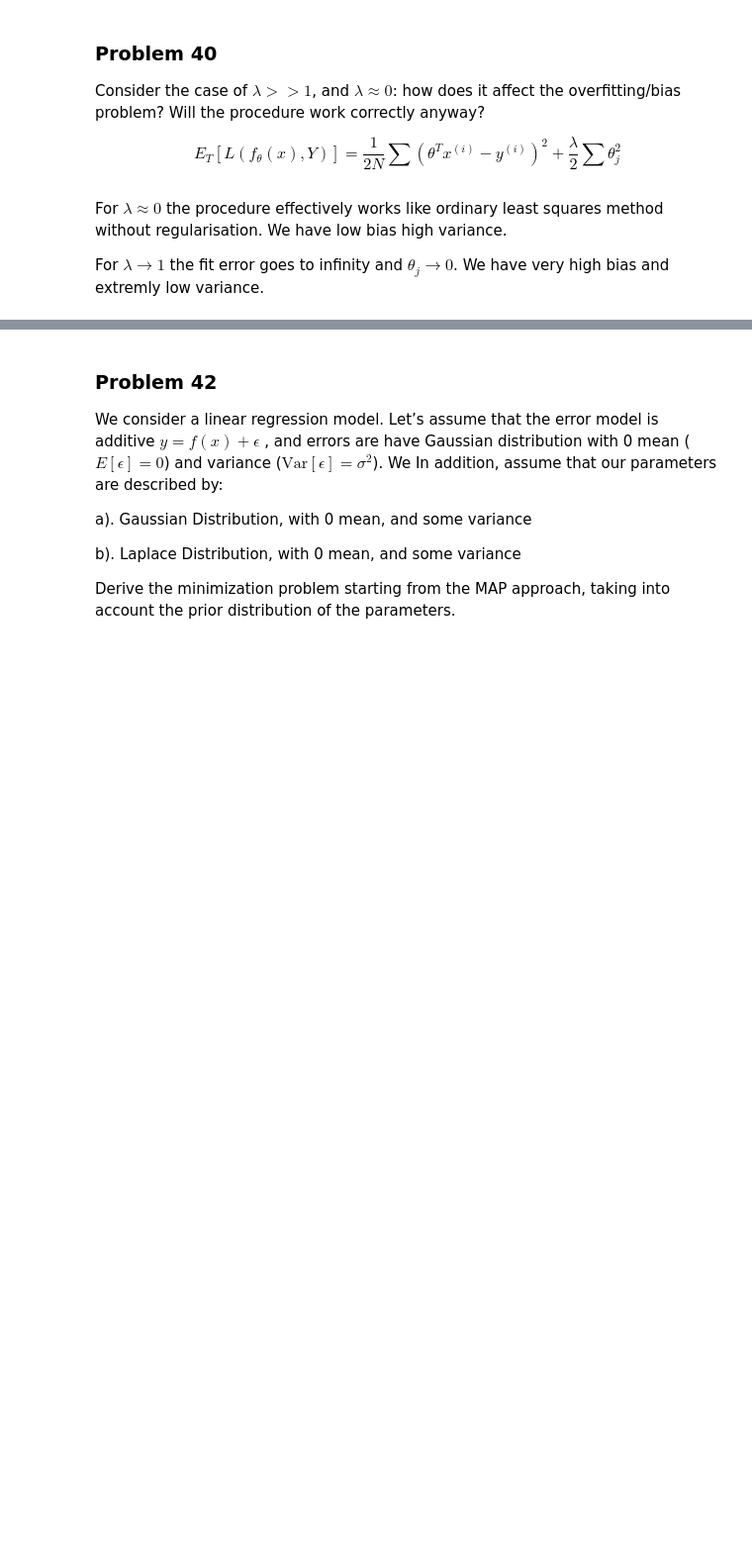
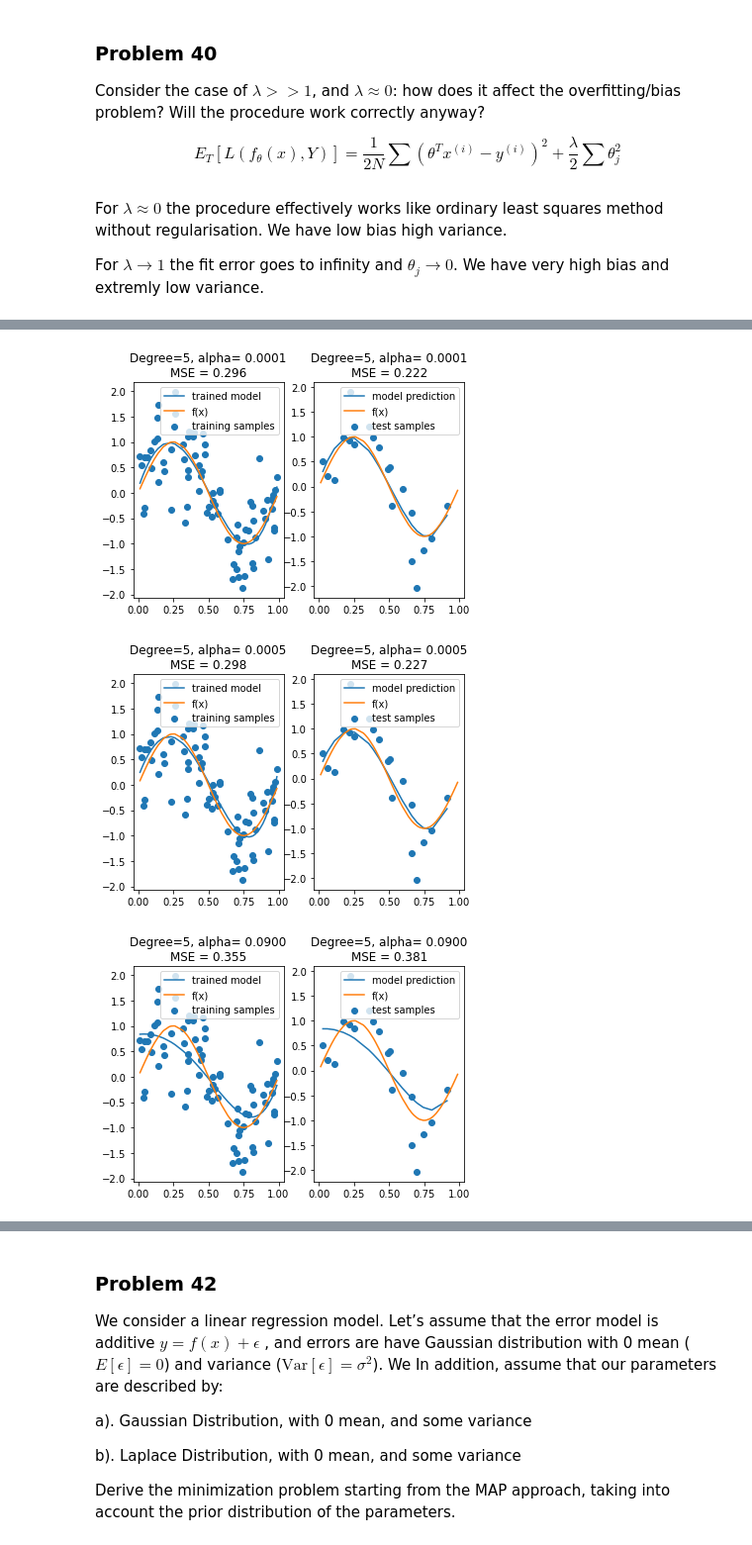
Before and after one commit to kmiec96/Modern-data-science, a Jupyter notebook: ML_2021_set6.ipynb, the cells around one changed output, grey strips where cells are left out. Shown at 99% size. Saved outputs shown, nothing was run; the diff lists cells and outputs as text; code cells hidden in the pictures; blank space fills up the shorter version.

```diff
--- a/ML_2021_set6.ipynb
+++ b/ML_2021_set6.ipynb
@@ -417,0 +527,79 @@ plt.show()
+# %%
+# Polynomial degree used to fit the model.
+j = 5
+# If true the penalty term in the cost function will be used
+withRegularization = True
+# The regularization parameter, which determines the strength of the penalty term.
+alpha = np.linspace(0,1,10000)
+
+
+if not withRegularization:
+    alpha=0
+
+
+
+
+mseTrain_alpha_1000_degree_25=[]
+mseTest_alpha_1000_degree_25=[]
+
+
+for i in range(10000):
+
+
+    xTrainPolynomial = poly[j-1].fit_transform(xTrain.reshape(-1, 1))
+    xTestPolynomial = poly[j-1].fit_transform(xTest.reshape(-1, 1))
+
+
+    reg = None
+    if withRegularization:
+    # Ridge model is just linear regression + regularization term.
+        reg = linear_model.Ridge (alpha = alpha[i])
+    else:
+        reg = linear_model.LinearRegression()
+
+    # We train our model.
+    reg.fit(xTrainPolynomial,yTrain)
+    # We predict values from the training and test sets, based on our trained model.
+    yPredictTrain=reg.predict(xTrainPolynomial)
+    yPredictTest=reg.predict(xTestPolynomial)
+
+    # We calculate the train and test errors.
+    mseTrain = mean_squared_error(yTrain, yPredictTrain)
+    mseTest = mean_squared_error(yTest, yPredictTest)
+
+    mseTrain_alpha_1000_degree_25.append(mseTrain)
+    mseTest_alpha_1000_degree_25.append(mseTest)
+
+    #print("Training error:" + str(mseTrain)+str(i))
+    #print("Test error:" + str(mseTest)+str(i))
+
+
+    if(i==1 or i==5 or i==900):
+
+        if(i==0):
+            print("I am plotting fitted polynomials for three values of alpha.")
+        #******Plotting part******
+
+
+        plt.figure(1)
+        plt.subplot(121)
+
+        plt.title("Degree={:}, alpha= {:.4f}\nMSE = {:.3}".format(
+        j , alpha[i], mseTrain))
+        plt.scatter(xTrain, yTrain, label = "training samples")
+        plt.plot(xTrain, yPredictTrain, label='trained model')
+        plt.plot(x, true_f(x), label="f(x)")
+        plt.legend(loc="best")
+
+        plt.subplot(122)
+        plt.title("Degree={:}, alpha= {:.4f}\nMSE = {:.3}".format(
+        j , alpha[i], mseTest))
+        plt.scatter(xTest, yTest, label = "test samples")
+        plt.plot(xTest, yPredictTest, label='model prediction')
+        plt.plot(x, true_f(x), label="f(x)")
+        plt.legend(loc="best")
+        plt.show()
+# %% [output]
+[figure, added]
+[figure, added]
+[figure, added]
```
Also changed, not shown: parts of 12 cells of this notebook.
